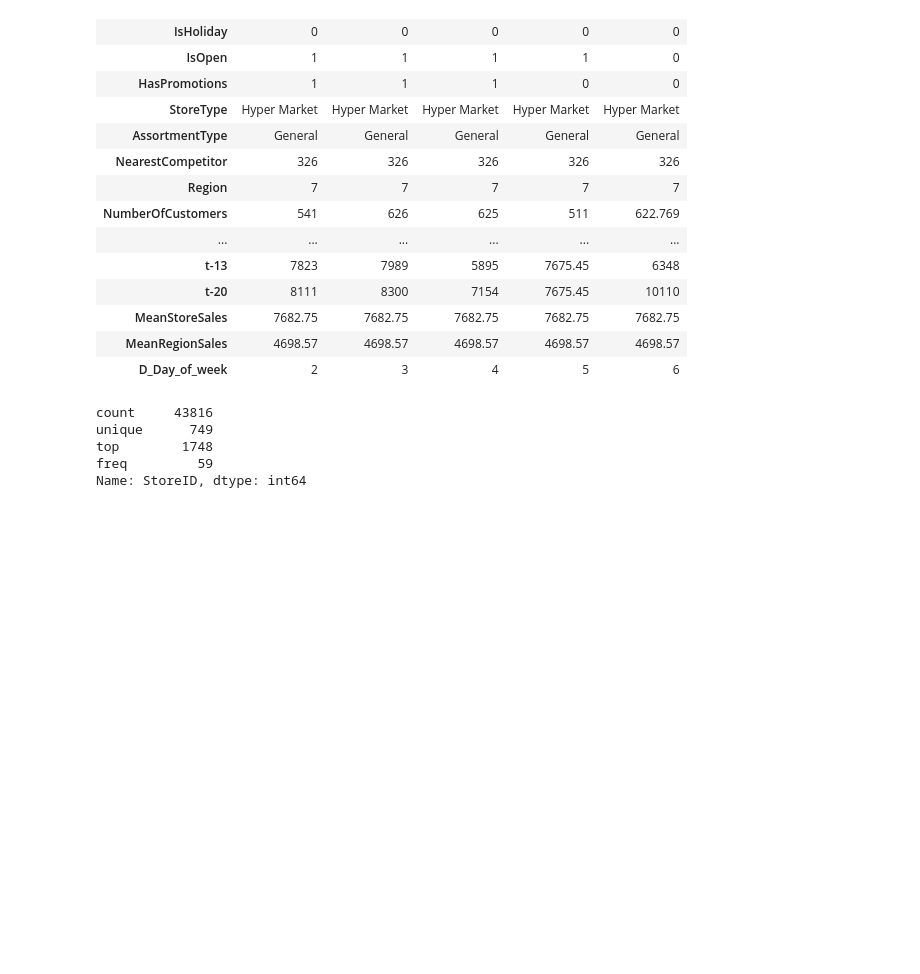
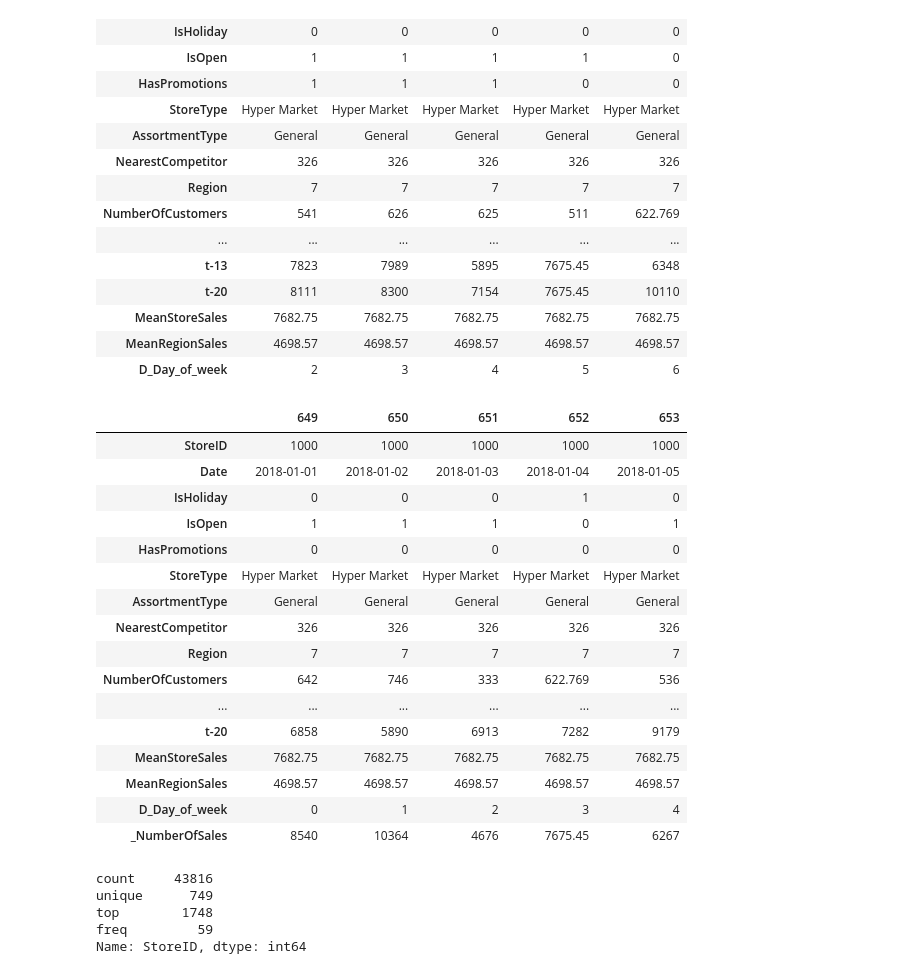
Before and after one commit to mirkomantovani/DMTM-project-BIP, a Jupyter notebook: DayByDay.ipynb, the cells around one changed output. Drawn from its saved outputs; the diff is of its cells as text; code cells hidden in the pictures; blank space fills up the shorter version.

```diff
--- a/DayByDay.ipynb
+++ b/DayByDay.ipynb
@@ -11,7 +11,7 @@ warnings.filterwarnings("ignore")
 
 %matplotlib inline
 # %%
-df = pd.read_csv("enriched_train.csv")
+df = pd.read_csv("./dataset/enriched_train.csv")
 # %%
 dataset_cat=df['StoreID']
 dataset_cat.astype('object').describe()
@@ -44,5 +44,28 @@ df.head().T
 # %%
 import modify_dataset as md
 train = md.get_fake_train(df)
-test = md.get_fake_test(df)
+df_test = md.get_fake_test(df)
+
+df_test['_NumberOfSales'] = df_test['NumberOfSales']
+#df_test.drop(['NumberOfSales'], axis=1, inplace=True)
+
+df_test.head().T
+# %% [output]
+|  | 649 | 650 | 651 | 652 | 653 |
+| StoreID | 1000 | 1000 | 1000 | 1000 | 1000 |
+| Date | 2018-01-01 | 2018-01-02 | 2018-01-03 | 2018-01-04 | 2018-01-05 |
+| IsHoliday | 0 | 0 | 0 | 1 | 0 |
+| IsOpen | 1 | 1 | 1 | 0 | 1 |
+| HasPromotions | 0 | 0 | 0 | 0 | 0 |
+| StoreType | Hyper Market | Hyper Market | Hyper Market | Hyper Market | Hyper Market |
+| AssortmentType | General | General | General | General | General |
+| NearestCompetitor | 326 | 326 | 326 | 326 | 326 |
+| Region | 7 | 7 | 7 | 7 | 7 |
+| NumberOfCustomers | 642 | 746 | 333 | 622.769 | 536 |
+| ... | ... | ... | ... | ... | ... |
+| t-20 | 6858 | 5890 | 6913 | 7282 | 9179 |
+| MeanStoreSales | 7682.75 | 7682.75 | 7682.75 | 7682.75 | 7682.75 |
+| MeanRegionSales | 4698.57 | 4698.57 | 4698.57 | 4698.57 | 4698.57 |
+| D_Day_of_week | 0 | 1 | 2 | 3 | 4 |
+| _NumberOfSales | 8540 | 10364 | 4676 | 7675.45 | 6267 |
 # %%
```
Also changed, not shown: parts of 16 cells of this notebook.
